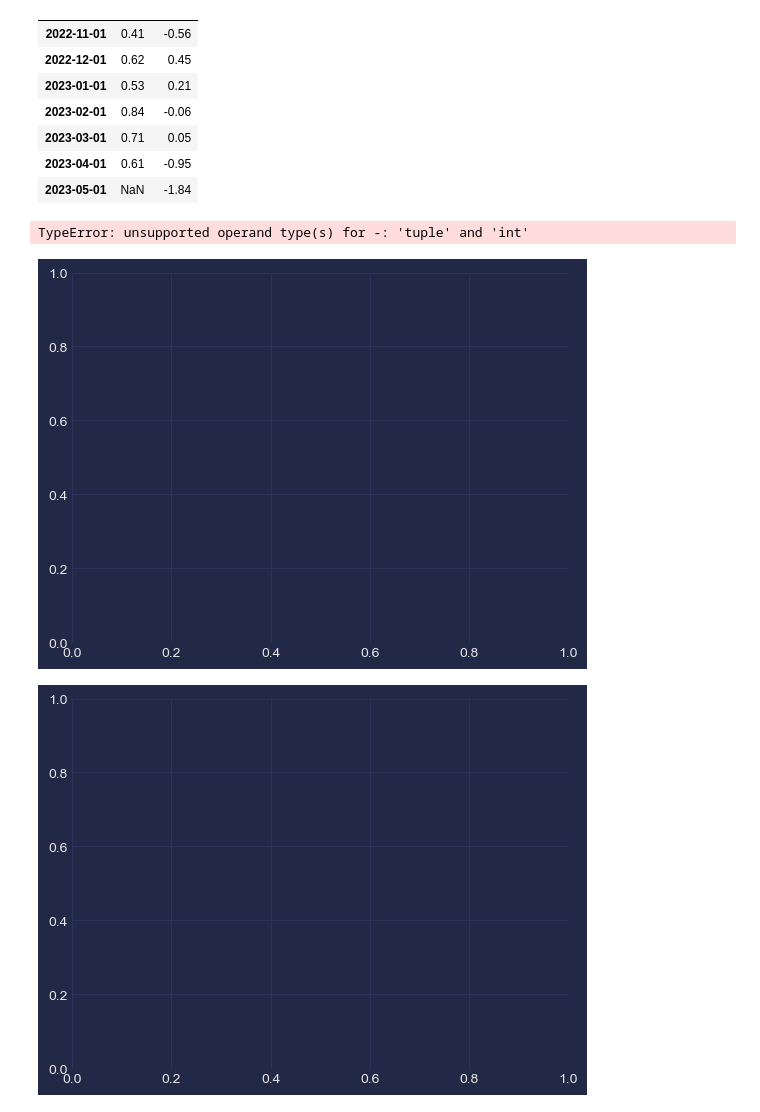
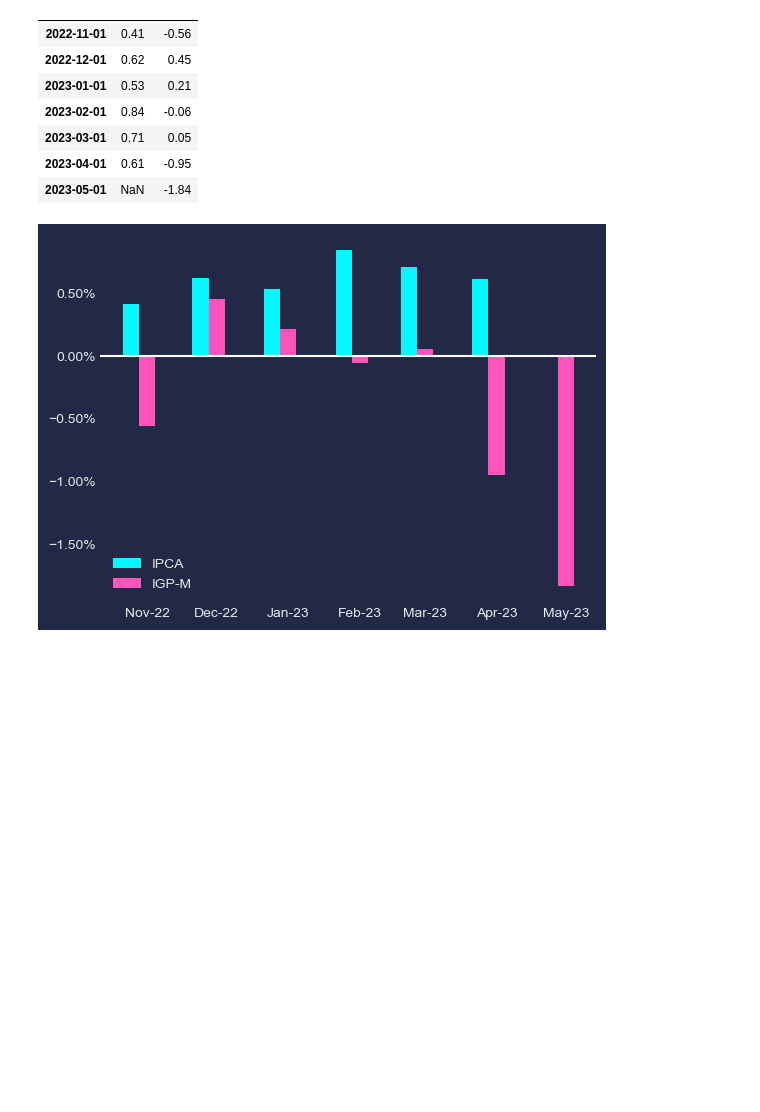
Before and after one commit to fcardosoo/Python-Mercado-Financeiro-Buscar-dados-do-BC-SELIC-IPCA-IGPM-USD, a Jupyter notebook: Pegar dados do Banco Central.ipynb, the cells around one changed output. Saved outputs shown, nothing was run; the diff lists cells and outputs as text; code cells hidden in the pictures; blank space fills up the shorter version.

```diff
--- a/Pegar dados do Banco Central.ipynb
+++ b/Pegar dados do Banco Central.ipynb
@@ -87,26 +87,22 @@ inflacao
 # %%
 # Gráfico
 
 datas_numericas = date2num(inflacao.index)
-
-datas_numericas = plt.subplots()
 
 fig, ax = plt.subplots()
 
 ax.bar(datas_numericas-7, inflacao['ipca'], label = 'IPCA', width = 7)
 ax.bar(datas_numericas, inflacao['igp-m'], label = 'IGP-M', width = 7)
 
 ax.yaxis.set_major_formatter(mtick.PercentFormatter())
 ax.xaxis_date()
 formato_data = mdates.DateFormatter('%b-%y')
 ax.xaxis.set_major_formatter(formato_data)
 ax.grid(False)
 plt.axhline(y=0, color='w')
 plt.legend()
 plt.savefig('inflacao.png', dpi = 300)
 
 plt.show()
 # %% [output]
-TypeError: unsupported operand type(s) for -: 'tuple' and 'int'
-[figure, old version]
+[figure, new version]
-[figure, removed]
```
